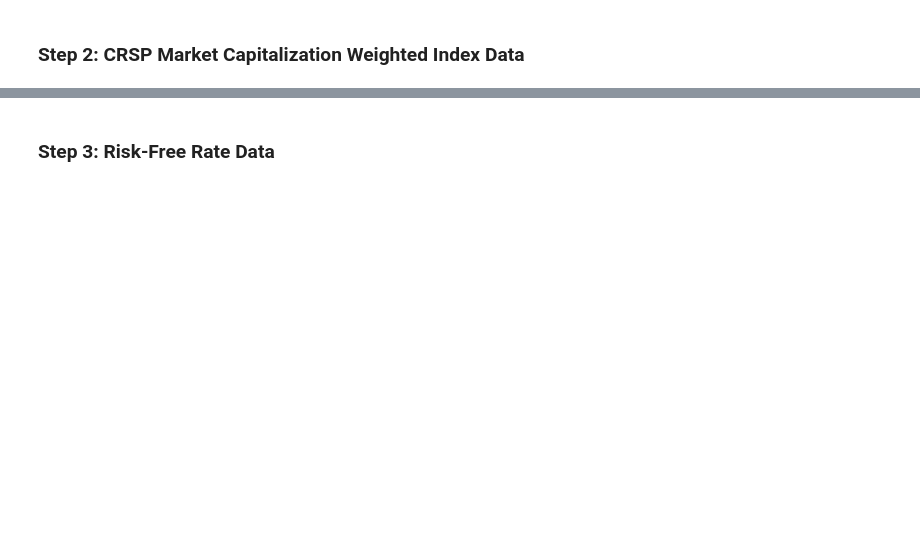
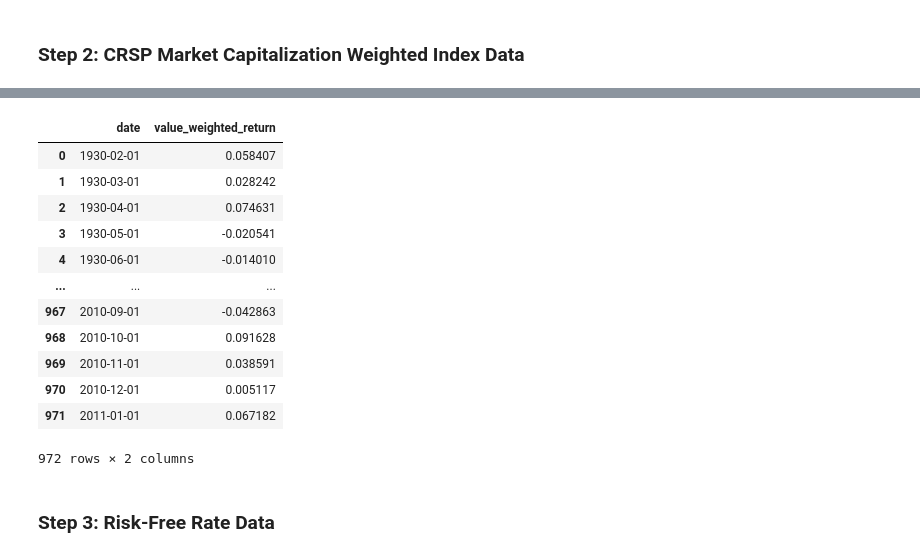
Before and after one commit to jaredszajkowski/finm32900_project_group6, a Jupyter notebook: src/01_Market_Expectations_In_The_Cross-Section_Of_Present_Values.ipynb, the cells around one changed output, grey strips where cells are left out. Saved outputs shown, nothing was run; the diff lists cells and outputs as text; code cells hidden in the pictures; blank space fills up the shorter version.

```diff
--- a/src/01_Market_Expectations_In_The_Cross-Section_Of_Present_Values.ipynb
+++ b/src/01_Market_Expectations_In_The_Cross-Section_Of_Present_Values.ipynb
@@ -66,3 +123,20 @@ bm_100_portfolios = pull_ken_french_data.pull_ken_french_excel(
+# %%
+crsp_loaded = load_data.load_crsp_index()
+crsp_loaded
+# %% [output]
+|  | date | value_weighted_return |
+| 0 | 1930-02-01 | 0.058407 |
+| 1 | 1930-03-01 | 0.028242 |
+| 2 | 1930-04-01 | 0.074631 |
+| 3 | 1930-05-01 | -0.020541 |
+| 4 | 1930-06-01 | -0.014010 |
+| ... | ... | ... |
+| 967 | 2010-09-01 | -0.042863 |
+| 968 | 2010-10-01 | 0.091628 |
+| 969 | 2010-11-01 | 0.038591 |
+| 970 | 2010-12-01 | 0.005117 |
+| 971 | 2011-01-01 | 0.067182 |
+972 rows × 2 columns
 # %% [markdown]
 ### Step 3: Risk-Free Rate Data
 # %%
```
Also changed, not shown: parts of 15 cells of this notebook, 3 other files.
